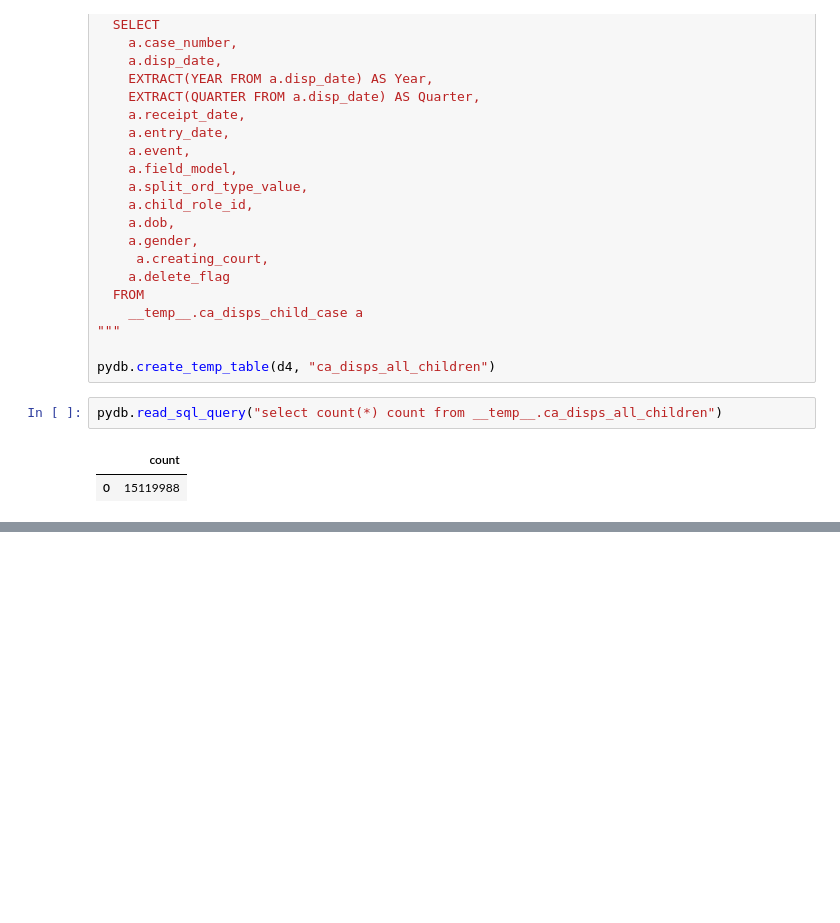
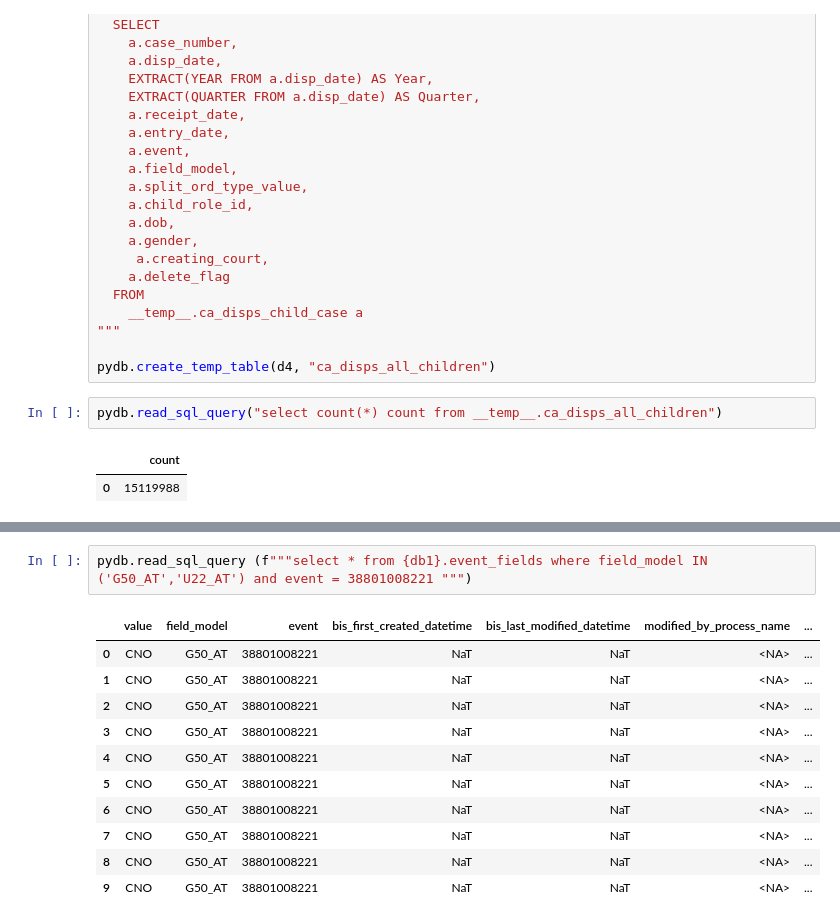
Before and after one commit to moj-analytical-services/FCSQ_data, a Jupyter notebook: data/ca_act_disps.ipynb, the cells around one changed output, grey strips where cells are left out. Saved outputs shown, nothing was run; the diff lists cells and outputs as text; blank space fills up the shorter version.

```diff
--- a/data/ca_act_disps.ipynb
+++ b/data/ca_act_disps.ipynb
@@ -238,0 +268,14 @@ d5 = f"""
+# %%
+pydb.read_sql_query (f"""select * from {db1}.event_fields where field_model IN ('G50_AT','U22_AT') and event = 38801008221 """)
+# %% [output]
+|  | value | field_model | event | bis_first_created_datetime | bis_last_modified_datetime | modified_by_process_name | ... |
+| 0 | CNO | G50_AT | 38801008221 | NaT | NaT | <NA> | ... |
+| 1 | CNO | G50_AT | 38801008221 | NaT | NaT | <NA> | ... |
+| 2 | CNO | G50_AT | 38801008221 | NaT | NaT | <NA> | ... |
+| 3 | CNO | G50_AT | 38801008221 | NaT | NaT | <NA> | ... |
+| 4 | CNO | G50_AT | 38801008221 | NaT | NaT | <NA> | ... |
+| 5 | CNO | G50_AT | 38801008221 | NaT | NaT | <NA> | ... |
+| 6 | CNO | G50_AT | 38801008221 | NaT | NaT | <NA> | ... |
+| 7 | CNO | G50_AT | 38801008221 | NaT | NaT | <NA> | ... |
+| 8 | CNO | G50_AT | 38801008221 | NaT | NaT | <NA> | ... |
+| 9 | CNO | G50_AT | 38801008221 | NaT | NaT | <NA> | ... |
```
Also changed, not shown: parts of 6 cells of this notebook.
